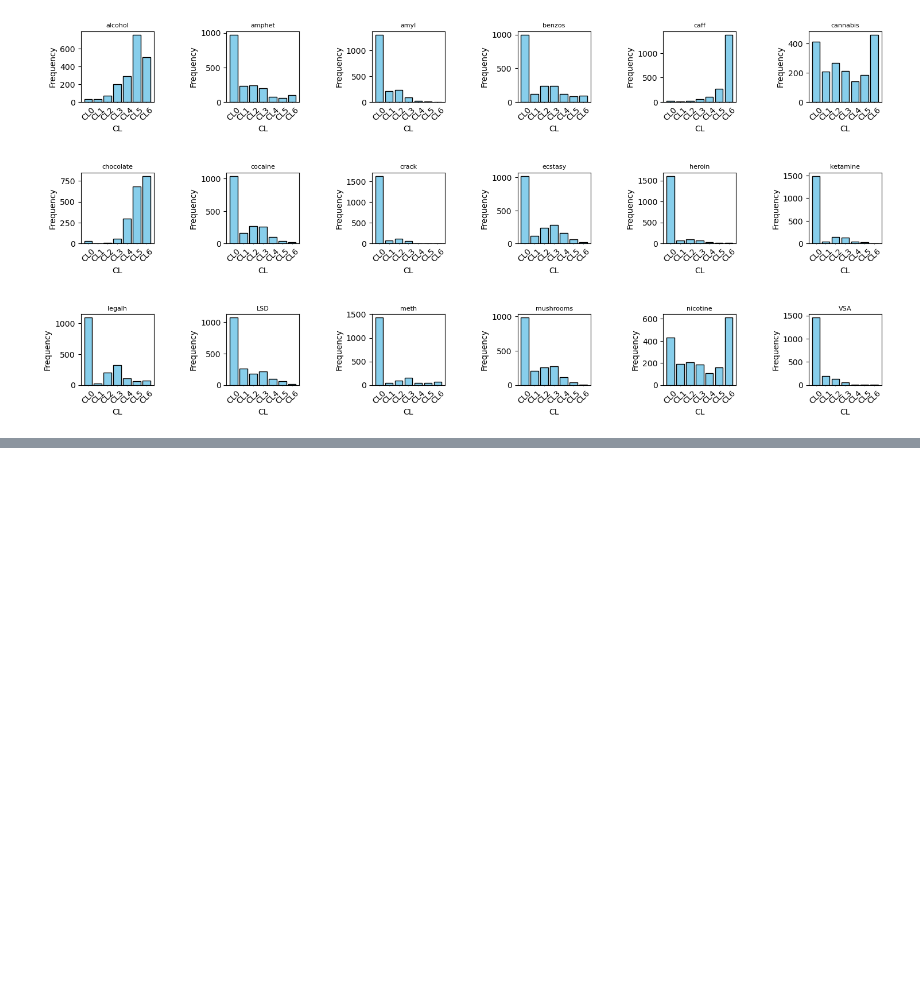
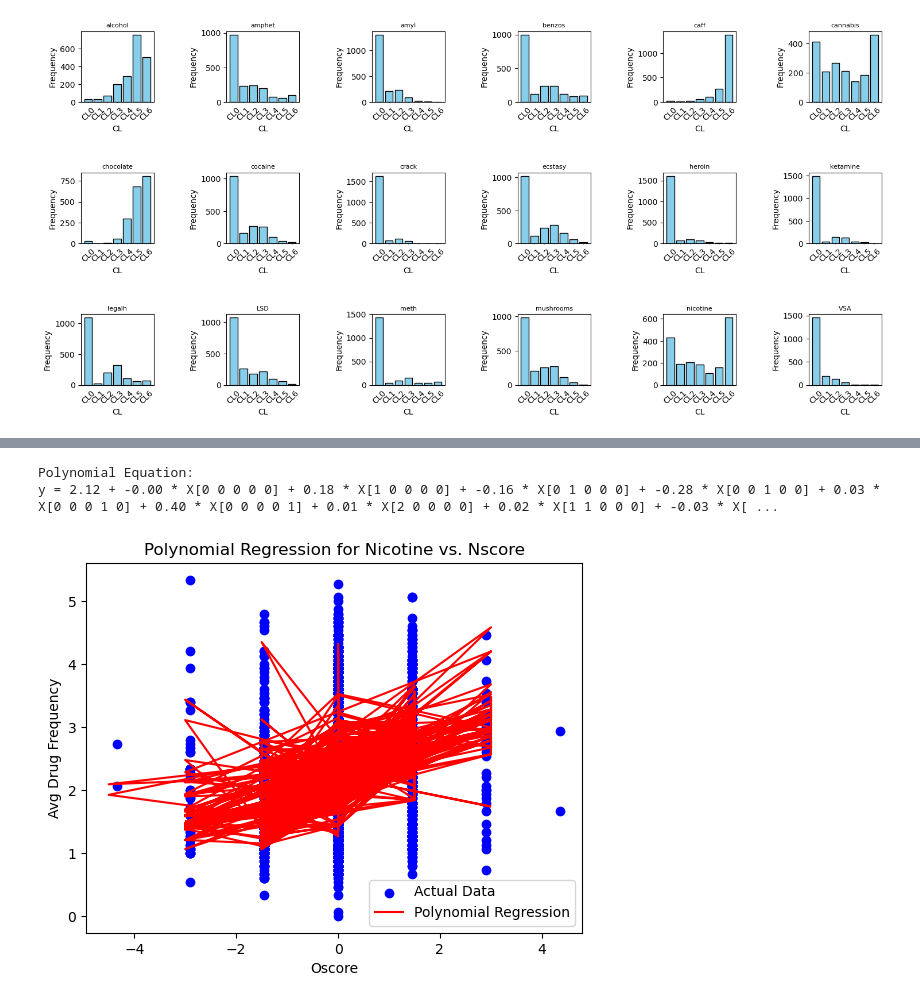
Before and after one commit to madelyn-redick/snowball_2023, a Jupyter notebook: ML_druguse_5factor.ipynb, the cells around one changed output, grey strips where cells are left out. Saved outputs shown, nothing was run; the diff lists cells and outputs as text; code cells hidden in the pictures; blank space fills up the shorter version.

```diff
--- a/ML_druguse_5factor.ipynb
+++ b/ML_druguse_5factor.ipynb
@@ -365,0 +482,49 @@ plt.show()
+# %%
+import numpy as np
+import pandas as pd
+import matplotlib.pyplot as plt
+from sklearn.linear_model import LinearRegression
+from sklearn.preprocessing import PolynomialFeatures
+
+
+
+# Extract the relevant columns
+X = df_drug[['Nscore', 'Ascore', 'Cscore', 'Escore', 'Oscore']]
+y = df_drug['avg drug frequency']
+
+# Create a PolynomialFeatures object to transform features into polynomial form
+degree = 3  # You can adjust the degree of the polynomial
+poly = PolynomialFeatures(degree=degree)
+X_poly = poly.fit_transform(X)
+
+# Create a LinearRegression model
+model = LinearRegression()
+
+# Fit the model with the polynomial features
+model.fit(X_poly, y)
+
+# Predict the values based on the model
+y_pred = model.predict(X_poly)
+
+# Print the coefficients of the polynomial equation
+coefficients = model.coef_
+intercept = model.intercept_
+print("Polynomial Equation:")
+equation = f'y = {intercept:.2f}'
+for i in range(len(coefficients)):
+    equation += f' + {coefficients[i]:.2f} * X{poly.powers_[i]}'
+
+print(equation)
+
+# Plot the data and the regression curve
+plt.scatter(X['Nscore'], y, label='Actual Data', c='blue')
+plt.plot(X['Oscore'], y_pred, label='Polynomial Regression', c='red')
+plt.xlabel('Oscore')
+plt.ylabel('Avg Drug Frequency')
+plt.title('Polynomial Regression for Nicotine vs. Nscore')
+plt.legend()
+plt.show()
+# %% [output]
+Polynomial Equation:
+y = 2.12 + -0.00 * X[0 0 0 0 0] + 0.18 * X[1 0 0 0 0] + -0.16 * X[0 1 0 0 0] + -0.28 * X[0 0 1 0 0] + 0.03 * X[0 0 0 1 0] + 0.40 * X[0 0 0 0 1] + 0.01 * X[2 0 0 0 0] + 0.02 * X[1 1 0 0 0] + -0.03 * X[ ...
+[figure, added]
```
Also changed, not shown: parts of 18 cells of this notebook.
